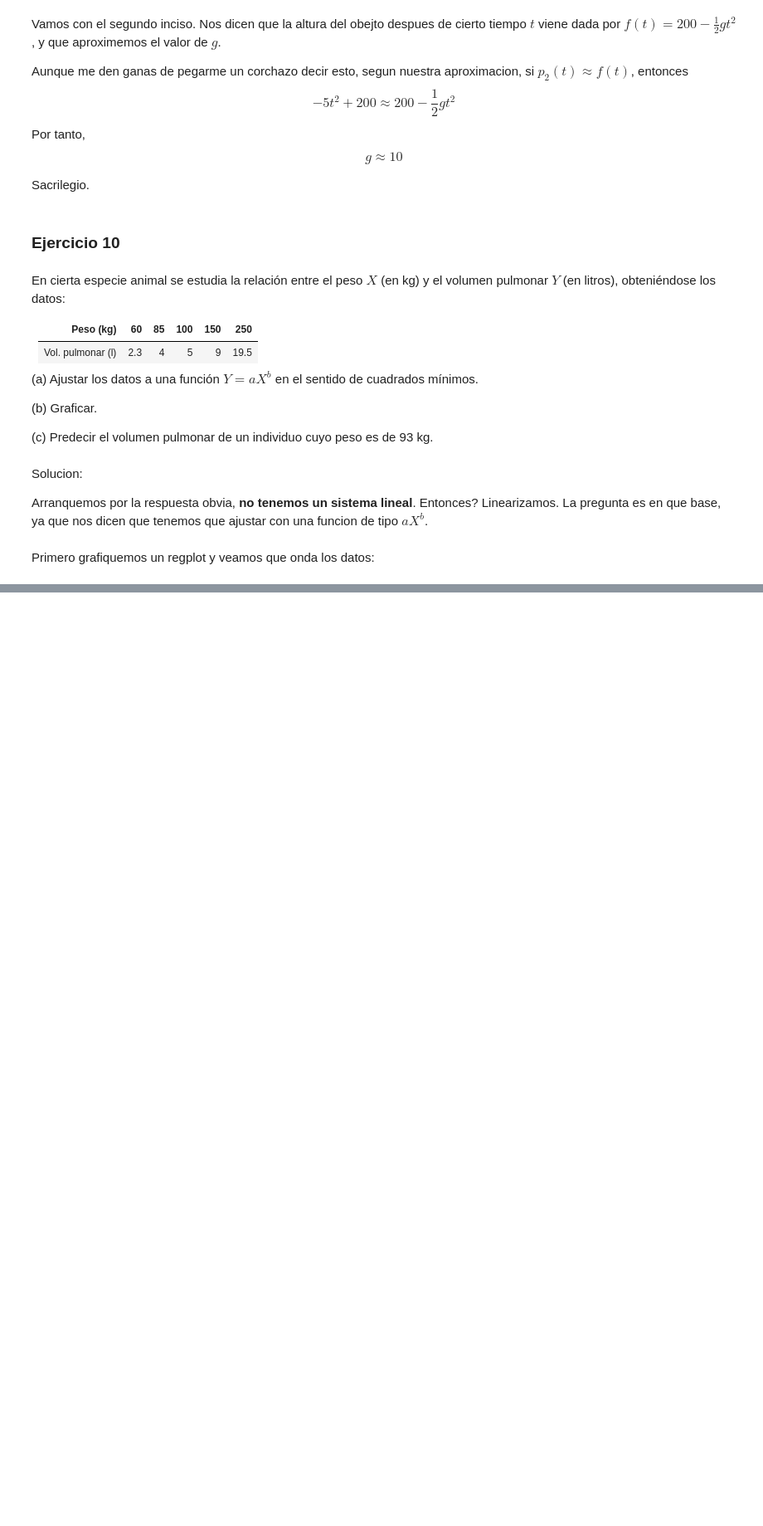
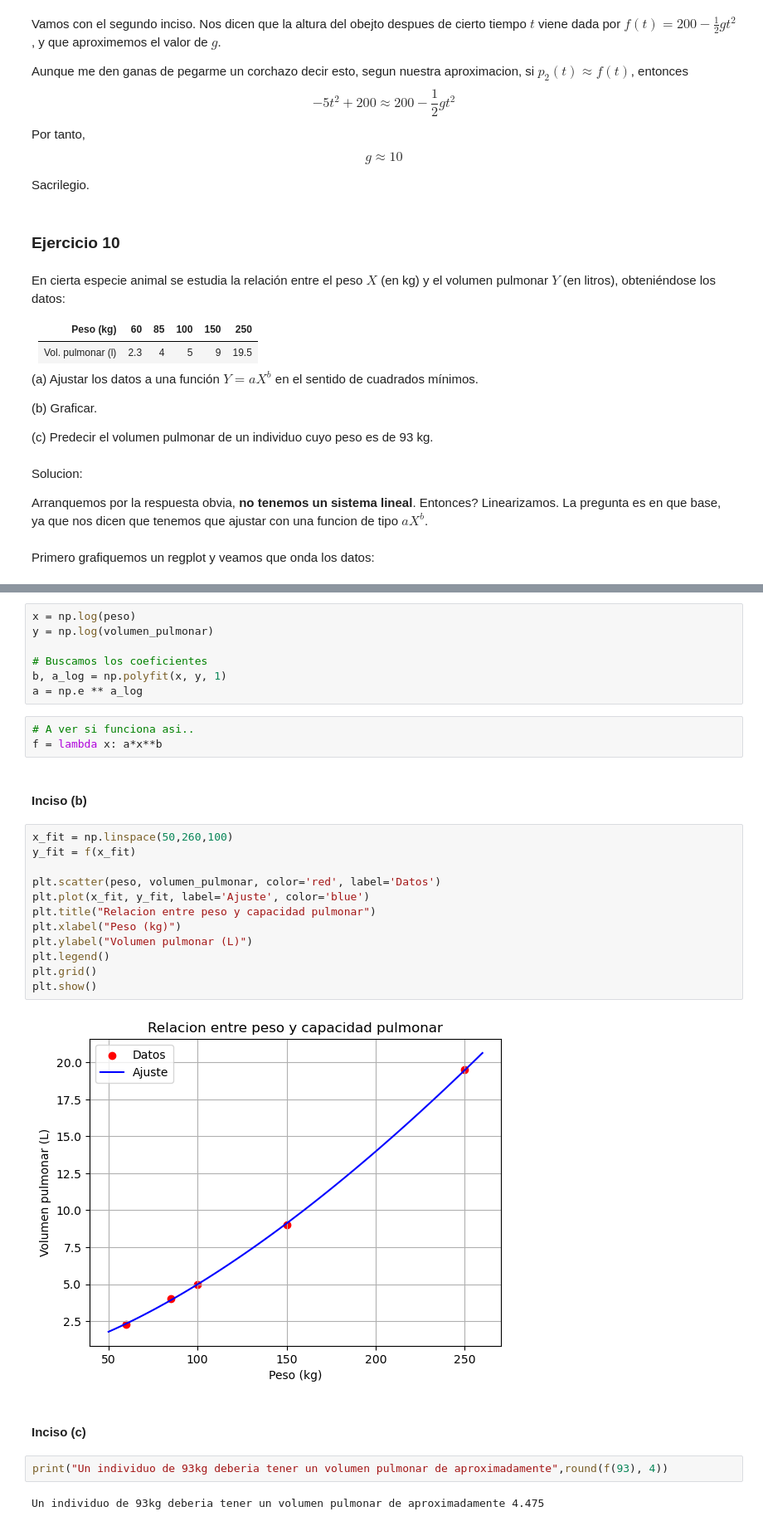
Before and after one commit to lmendezayl/uba-alc, a Jupyter notebook: guias/soluciones/guia6.ipynb, the cells around one changed output, grey strips where cells are left out. Shown at 83% size. Cells and saved outputs as stored; diff of their text form; blank space fills up the shorter version.

```diff
--- a/guias/soluciones/guia6.ipynb
+++ b/guias/soluciones/guia6.ipynb
@@ -600,0 +619,32 @@ Como que tiene pinta de ser exponencial, lo cual tiene sentido, porque el 99% de
+# %%
+x = np.log(peso)
+y = np.log(volumen_pulmonar)
+
+# Buscamos los coeficientes
+b, a_log = np.polyfit(x, y, 1)
+a = np.e ** a_log
+# %%
+# A ver si funciona asi..
+f = lambda x: a*x**b
+# %% [markdown]
+#### Inciso (b)
+# %%
+x_fit = np.linspace(50,260,100)
+y_fit = f(x_fit)
+
+plt.scatter(peso, volumen_pulmonar, color='red', label='Datos')
+plt.plot(x_fit, y_fit, label='Ajuste', color='blue')
+plt.title("Relacion entre peso y capacidad pulmonar")
+plt.xlabel("Peso (kg)")
+plt.ylabel("Volumen pulmonar (L)")
+plt.legend()
+plt.grid()
+plt.show()
+# %% [output]
+[figure, added]
+# %% [markdown]
+#### Inciso (c)
+# %%
+print("Un individuo de 93kg deberia tener un volumen pulmonar de aproximadamente",round(f(93), 4))
+# %% [output]
+Un individuo de 93kg deberia tener un volumen pulmonar de aproximadamente 4.475
```
Also changed, not shown: parts of 14 cells of this notebook, 1 other file.
